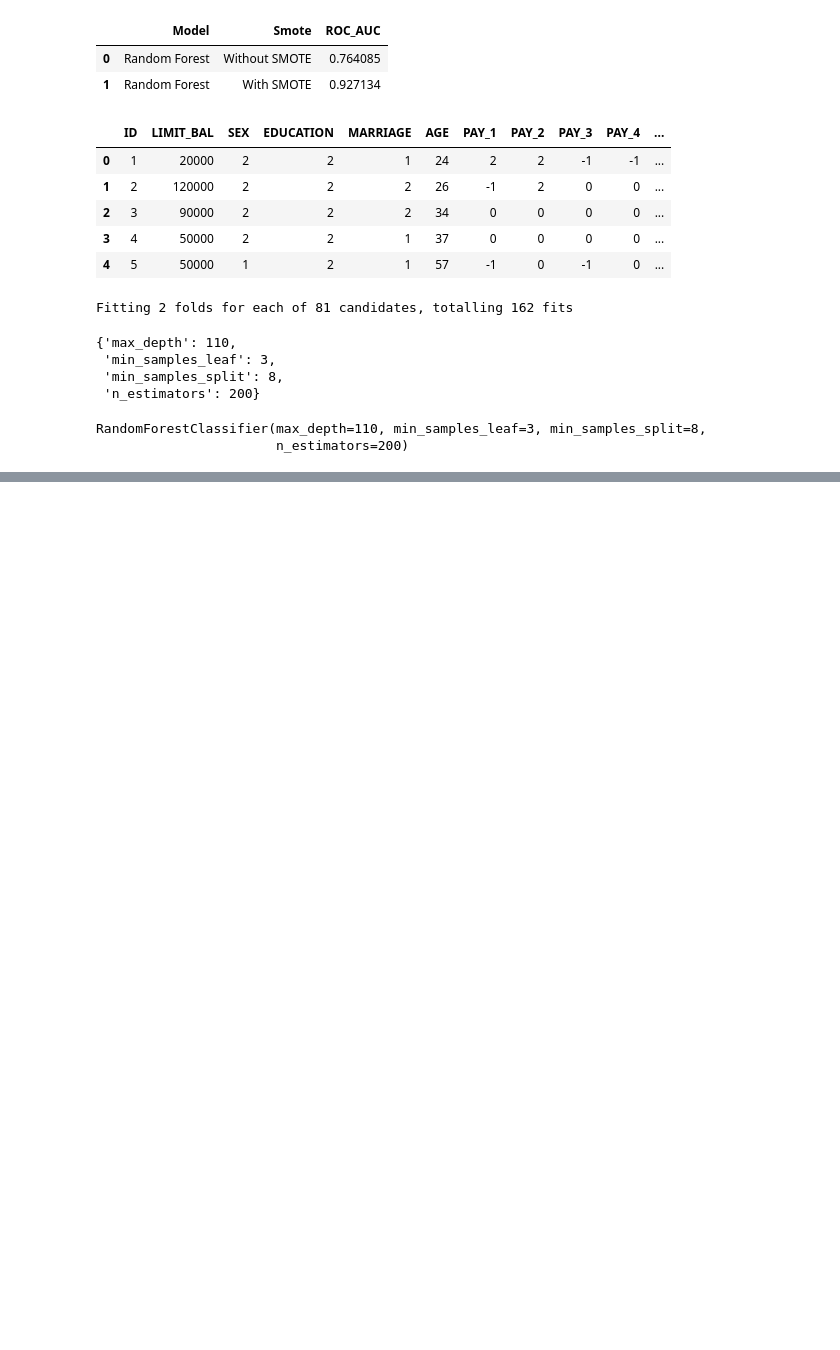
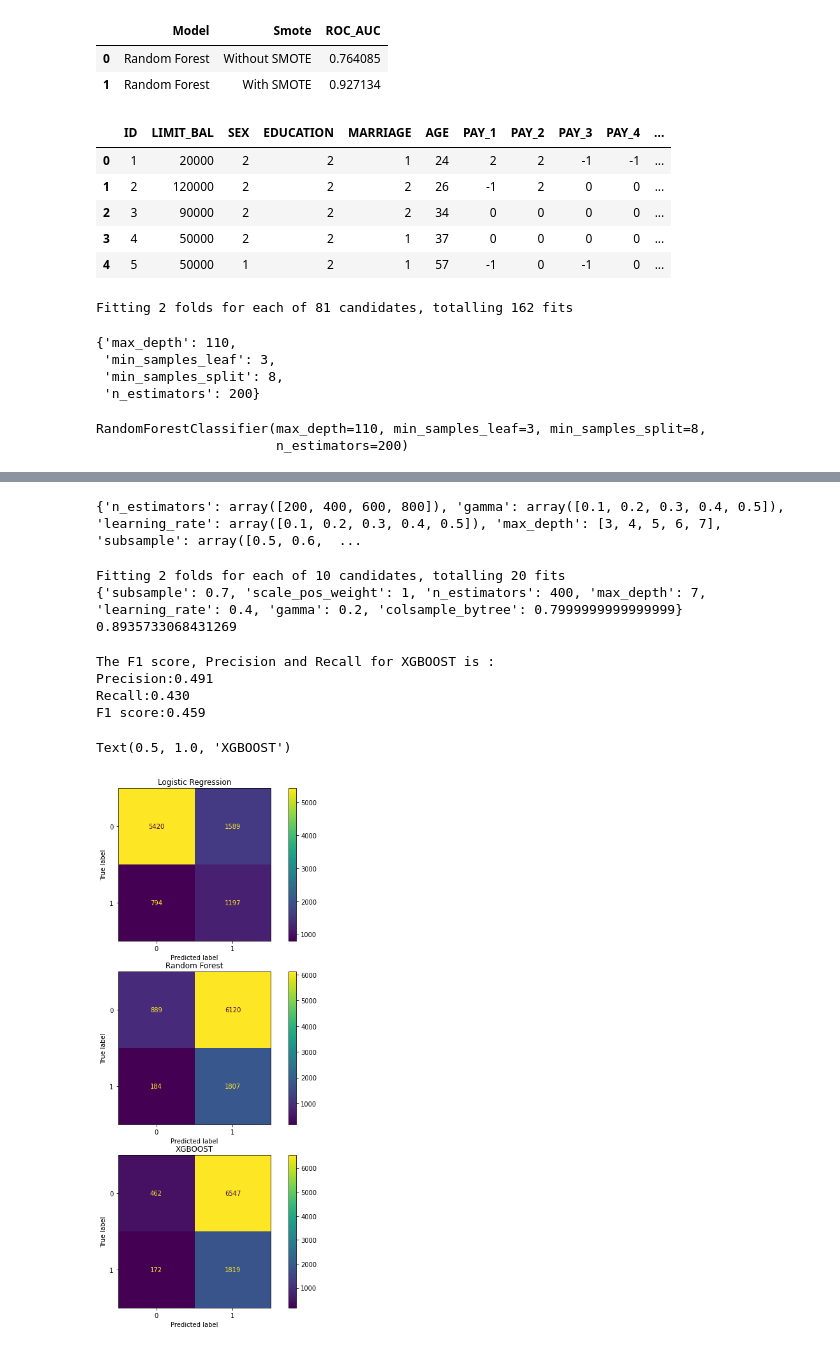
Before and after one commit to San13deep/-Credit-Card-Default-Prediction, a Jupyter notebook: Credit_Card_Default_Prediction_Capstone_Project_33.ipynb, the cells around one changed output, grey strips where cells are left out. Saved outputs shown, nothing was run; the diff lists cells and outputs as text; code cells hidden in the pictures; blank space fills up the shorter version.

```diff
--- a/Credit_Card_Default_Prediction_Capstone_Project_33.ipynb
+++ b/Credit_Card_Default_Prediction_Capstone_Project_33.ipynb
@@ -692,0 +724,77 @@ X_train_sm, X_test, y_train_sm, y_test = data_split(X, y, imbalance = True)
+# %%
+n_estimators = np.arange(200,1000,200)
+
+# Minimum loss reduction required to make a further partition on a leaf node of the tree
+# The larger gamma is, the more conservative the algorithm will be
+gamma = np.arange(0.1,0.6,0.1)
+
+# Default 0.3, range(0,1)
+learning_rate = np.arange(0.1,0.6,0.1)
+
+# Maximum number of levels in tree
+max_depth = list(range(3,8,1))
+
+# Subsample ratio of the training instances.Range(0,1)
+subsample = np.arange(0.5,0.9,0.1)
+
+# Subsample ratio of columns when constructing each tree. Range(0,1)
+colsample_bytree = np.arange(0.5,0.9,0.1)
+
+# Control the balance of positive and negative weights
+# Sum(negative instances) / sum(positive instances)
+scale_pos_weight = [1,3.5]
+
+
+# Create the random grid
+random_grid_xgb = {'n_estimators': n_estimators,
+                   'gamma': gamma,
+                   'learning_rate':learning_rate,
+                   'max_depth': max_depth,
+                   'subsample':subsample,
+                   'colsample_bytree':colsample_bytree,
+                   'scale_pos_weight':scale_pos_weight
+                  }
+print(random_grid_xgb)
+# %% [output]
+{'n_estimators': array([200, 400, 600, 800]), 'gamma': array([0.1, 0.2, 0.3, 0.4, 0.5]), 'learning_rate': array([0.1, 0.2, 0.3, 0.4, 0.5]), 'max_depth': [3, 4, 5, 6, 7], 'subsample': array([0.5, 0.6,  ...
+# %%
+xgboost = XGBClassifier()
+xgb_random = RandomizedSearchCV(estimator = xgboost,
+                                param_distributions = random_grid_xgb,
+                                n_iter = 10,
+                                cv = 2,
+                                verbose=1,
+                                random_state=42,
+                                n_jobs = -1,
+                                scoring ='roc_auc')
+
+
+xgb_random.fit(X_train_sm, y_train_sm)
+xgb_random.best_params_, xgb_random.best_score_
+
+print(xgb_random.best_params_,xgb_random.best_score_)
+# %% [output]
+Fitting 2 folds for each of 10 candidates, totalling 20 fits
+{'subsample': 0.7, 'scale_pos_weight': 1, 'n_estimators': 400, 'max_depth': 7, 'learning_rate': 0.4, 'gamma': 0.2, 'colsample_bytree': 0.7999999999999999} 0.8935733068431269
+# %%
+print("The F1 score, Precision and Recall for XGBOOST is :")
+precision_recall(xgb_random,X_test,y_test)
+# %% [output]
+The F1 score, Precision and Recall for XGBOOST is :
+Precision:0.491
+Recall:0.430
+F1 score:0.459
+# %%
+fig,ax=plt.subplots(3,1,figsize=(10,15))
+
+plot_confusion_matrix(lr_best,X_test_std,y_test,ax=ax[0])
+ax[0].set_title("Logistic Regression")
+
+plot_confusion_matrix(rf_best,X_test_std,y_test,ax=ax[1])
+ax[1].set_title("Random Forest")
+
+plot_confusion_matrix(xgb_random,X_test_std,y_test,ax=ax[2])
+ax[2].set_title("XGBOOST")
+# %% [output]
+Text(0.5, 1.0, 'XGBOOST')
+[figure, added]
```
Also changed, not shown: parts of 11 cells of this notebook.
